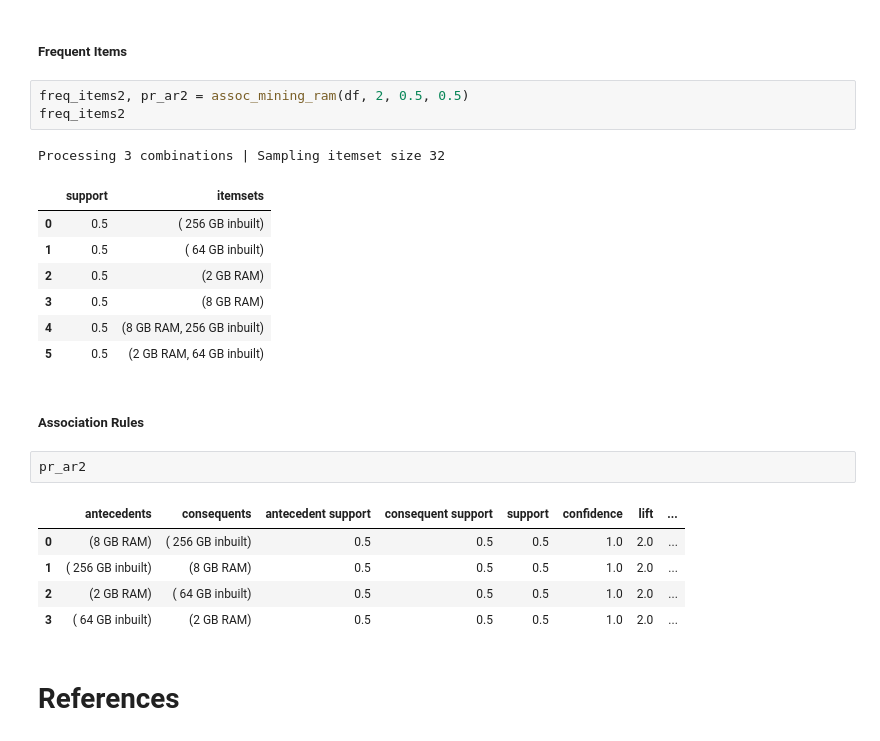
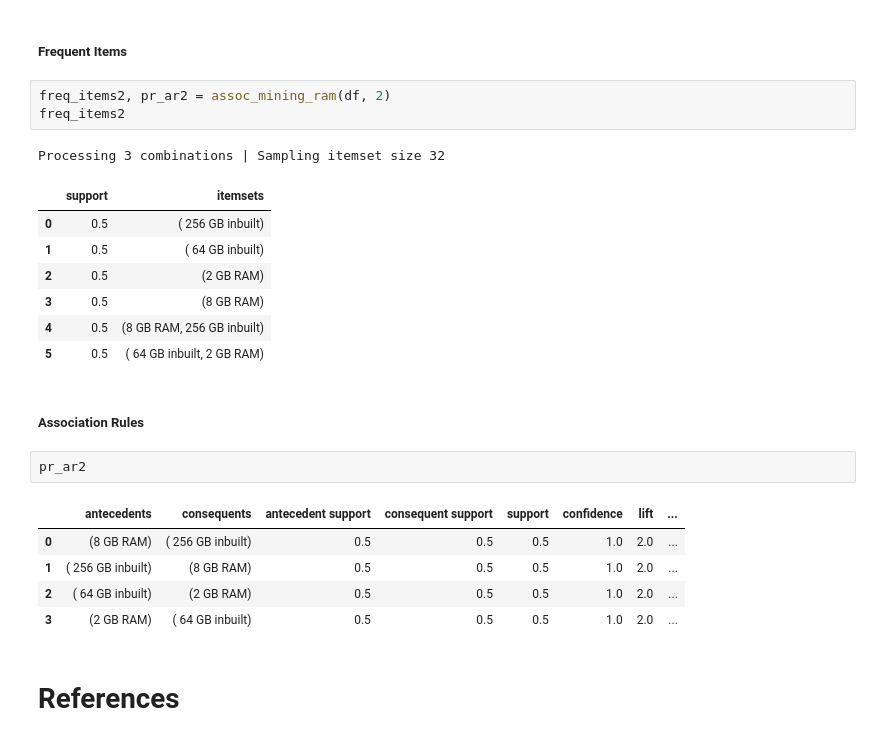
Before and after one commit to frottori/Big_Data_Python, a Jupyter notebook: Project/Project.ipynb, the cells around one changed output. Drawn from its saved outputs; the diff is of its cells as text.

```diff
--- a/Project/Project.ipynb
+++ b/Project/Project.ipynb
@@ -651,17 +651,17 @@ pr_ar1
 # %% [markdown]
 ##### Frequent Items
 # %%
-freq_items2, pr_ar2 = assoc_mining_ram(df, 2, 0.5, 0.5)
+freq_items2, pr_ar2 = assoc_mining_ram(df, 2)
 freq_items2
 # %% [output]
 Processing 3 combinations | Sampling itemset size 32
 |  | support | itemsets |
 | 0 | 0.5 | ( 256 GB inbuilt) |
 | 1 | 0.5 | ( 64 GB inbuilt) |
 | 2 | 0.5 | (2 GB RAM) |
 | 3 | 0.5 | (8 GB RAM) |
 | 4 | 0.5 | (8 GB RAM, 256 GB inbuilt) |
-| 5 | 0.5 | (2 GB RAM, 64 GB inbuilt) |
+| 5 | 0.5 | ( 64 GB inbuilt, 2 GB RAM) |
 # %% [markdown]
 ##### Association Rules
 # %%
@@ -670,8 +670,8 @@ pr_ar2
 |  | antecedents | consequents | antecedent support | consequent support | support | confidence | lift | ... |
 | 0 | (8 GB RAM) | ( 256 GB inbuilt) | 0.5 | 0.5 | 0.5 | 1.0 | 2.0 | ... |
 | 1 | ( 256 GB inbuilt) | (8 GB RAM) | 0.5 | 0.5 | 0.5 | 1.0 | 2.0 | ... |
-| 2 | (2 GB RAM) | ( 64 GB inbuilt) | 0.5 | 0.5 | 0.5 | 1.0 | 2.0 | ... |
-| 3 | ( 64 GB inbuilt) | (2 GB RAM) | 0.5 | 0.5 | 0.5 | 1.0 | 2.0 | ... |
+| 2 | ( 64 GB inbuilt) | (2 GB RAM) | 0.5 | 0.5 | 0.5 | 1.0 | 2.0 | ... |
+| 3 | (2 GB RAM) | ( 64 GB inbuilt) | 0.5 | 0.5 | 0.5 | 1.0 | 2.0 | ... |
 # %% [markdown]
 # References
 # %% [markdown]
```
Also changed, not shown: parts of 14 cells of this notebook.
